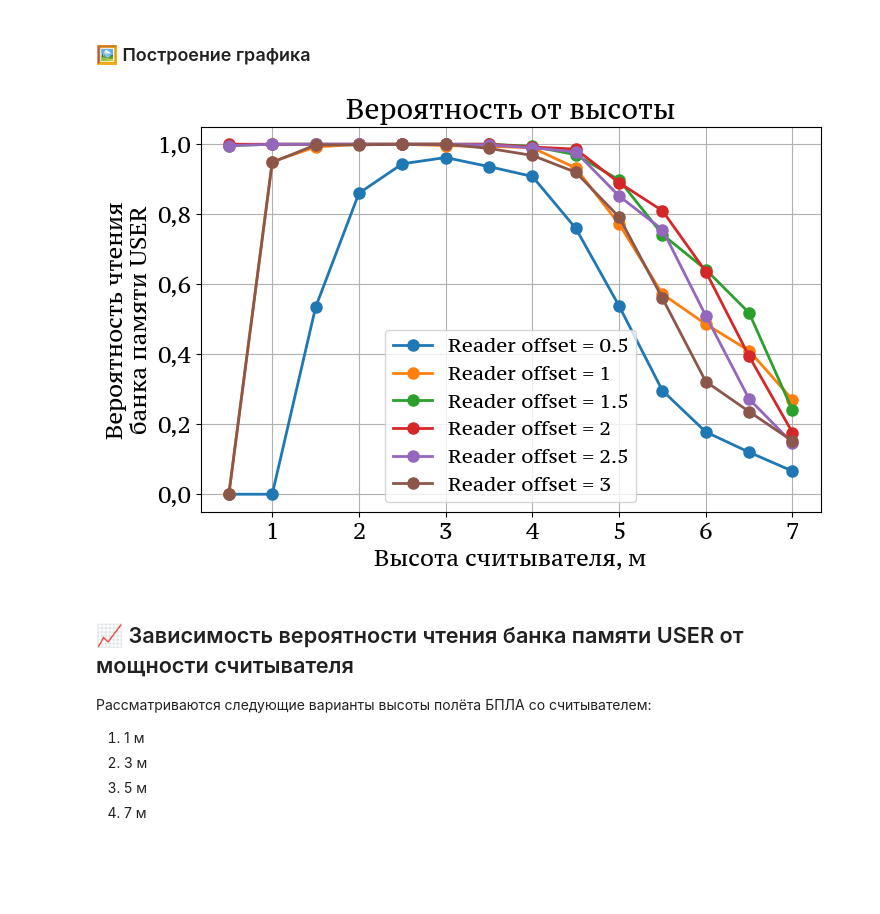
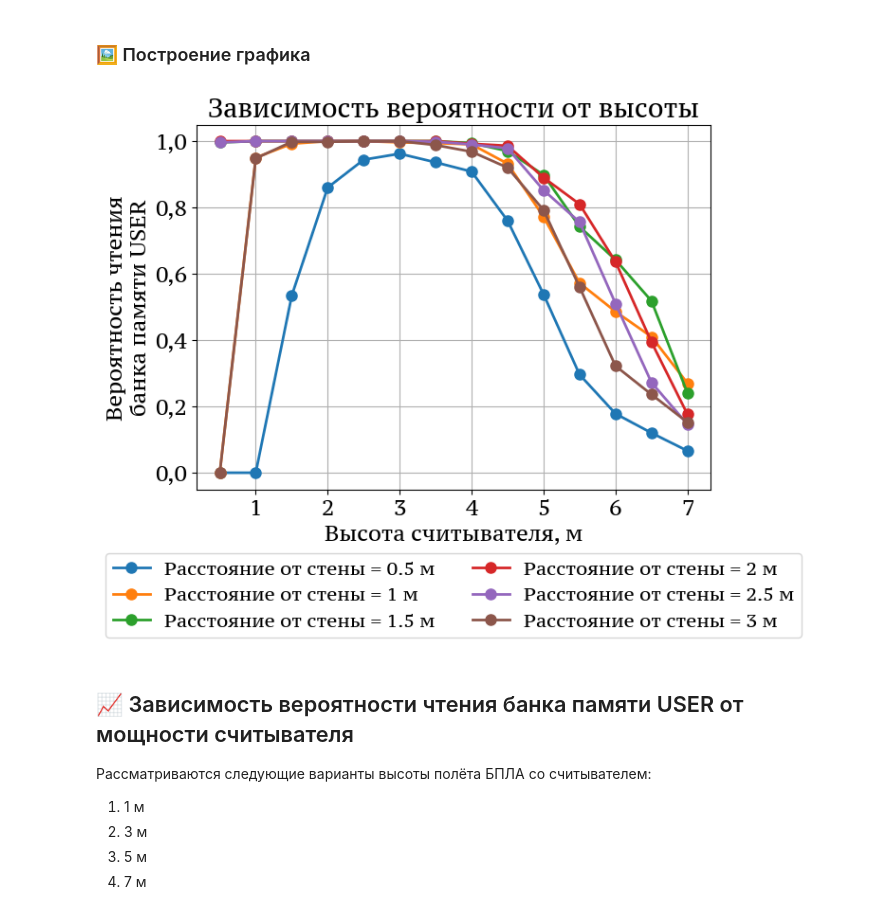
Before and after one commit to VilmenAbramian/simulation, a Jupyter notebook: pysim/experiments/rfid_single_tag.ipynb, the cells around one changed output. Saved outputs shown, nothing was run; the diff lists cells and outputs as text; code cells hidden in the pictures; blank space fills up the shorter version.

```diff
--- a/pysim/experiments/rfid_single_tag.ipynb
+++ b/pysim/experiments/rfid_single_tag.ipynb
@@ -165,18 +278,5 @@ offset_params = [
-# %%
-altitude_params_list = []
-for offset_params_item in offset_params:
-    altitude_params_list.append({
-        'tari': 12.5,
-        'encoding': 'M2',
-        'tid_word_size': DEFAULT_TID_WORD_SIZE,
-        'reader_offset': offset_params_item['reader_offset'],
-        'tag_offset': DEFAULT_TAG_OFFSET,
-        'power': DEFAULT_POWER,
-        'num_tags': 500,
-        'useadjust': USE_QUERY_ADJUST,
-        'delta': DEFAULT_ADJUST_DELTA,
-        'speed': 30
-    })
 # %% [markdown]
 ### 💾 Получение результатов
+# %%
+key_name = lambda params: f"Расстояние от стены = {params['reader_offset']} м"
 # %%
@@ -219,35 +294,17 @@ altitude_results = get_altitude_probs(altitude_params_list, use_json=True, save_
 # %% [markdown]
 ### 🖼️ Построение графика
 # %%
-def plot_altitude_probs(
-    image_name: str = 'Altitude probs', save_fig: bool = False
-) -> dict[str, list[float]]:
-    """
-    Построить график зависимости вероятности чтения от высоты.
-
-    Args:
-        image_name: имя файла для сохранения изображения;
-        save_fig: если True, сохранить график.
-    """
-    fig, ax = plt.subplots()
-    for offset_params_item in offset_params:
-        label = f"Reader offset = {offset_params_item['reader_offset']}"
-        key = f"reader_offset{offset_params_item['reader_offset']}"
-        inventory_probs = altitude_results[key]
-        ax.plot(altitudes, inventory_probs, label=label, marker='o')
-
-    ax.set_xlabel('Высота считывателя, м')
-    ax.set_ylabel('Вероятность чтения\nбанка памяти USER')
-    ax.set_title('Вероятность от высоты')
-    ax.grid()
-    ax.legend()
-
-    if save_fig:
-        savefig(name=image_name, directory=IMAGE_DIRECTORY)
-
-plot_altitude_probs(save_fig=True)
+plot_probs(
+    results_list=[altitude_results],
+    labels_list=[key_name(params) for params in offset_params],
+    titles=["Зависимость вероятности от высоты"],
+    x_variable=altitudes,
+    x_label="Высота считывателя, м",
+    image_name="Altitude probs",
+    save_fig=False
+)
 # %% [output]
-[figure, old version]
+[figure, new version]
 # %% [markdown]
 ## 📈 Зависимость вероятности чтения банка памяти USER от мощности считывателя
 Рассматриваются следующие варианты высоты полёта БПЛА со считывателем:
```
Also changed, not shown: parts of 38 cells of this notebook, 14 other files.
